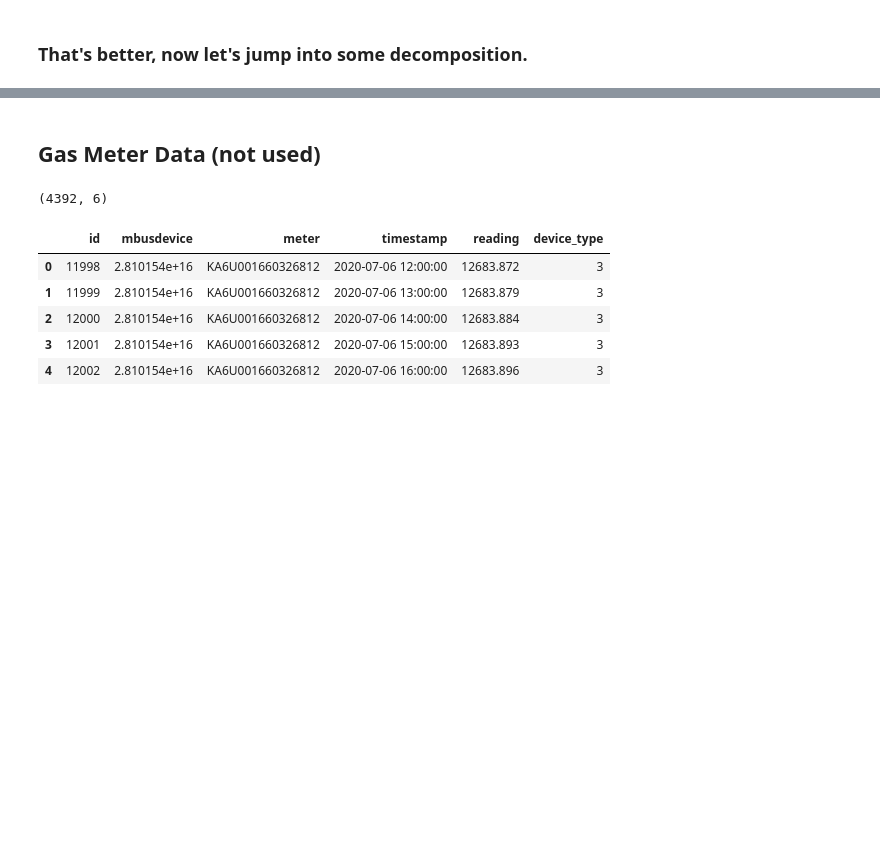
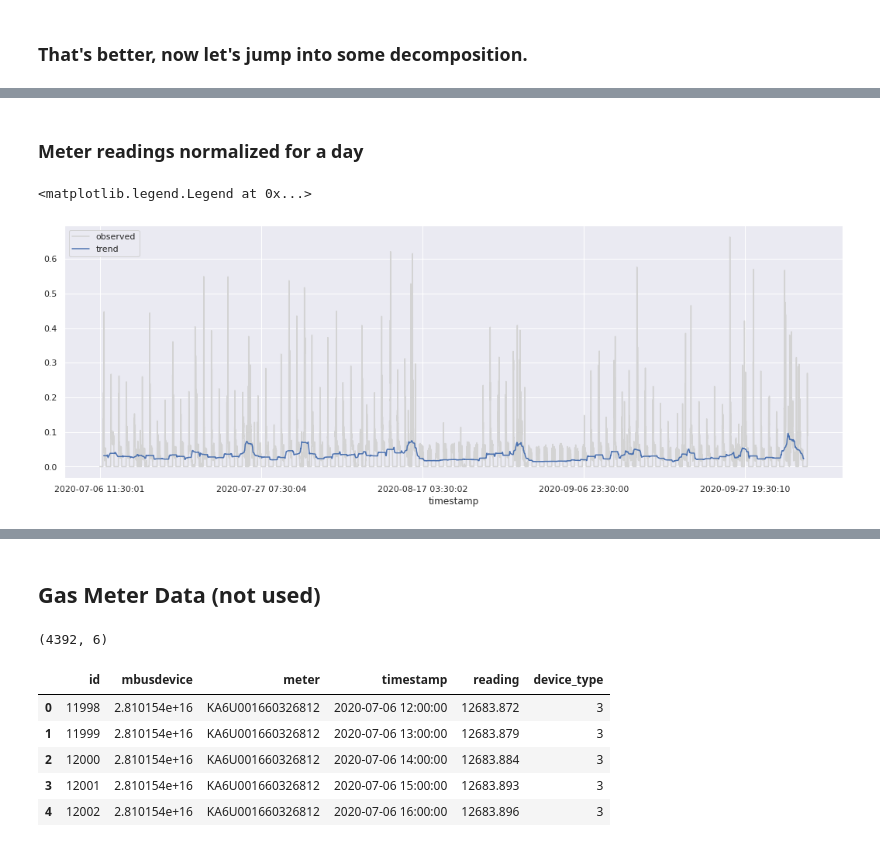
Before and after one commit to govi218/energenies, a Jupyter notebook: notebooks/signal-processing.ipynb, the cells around one changed output, grey strips where cells are left out. Drawn from its saved outputs; the diff is of its cells as text; code cells hidden in the pictures; blank space fills up the shorter version.

```diff
--- a/notebooks/signal-processing.ipynb
+++ b/notebooks/signal-processing.ipynb
@@ -145,0 +154,28 @@ df1[num_cols].plot()
+# %%
+df1 = df1.reset_index()
+# %%
+from statsmodels.tsa.seasonal import seasonal_decompose
+
+decompfreq = 96
+model = 'additive'
+
+decomposition = seasonal_decompose(
+    df1.set_index("timestamp").elec_rcvd_1_ts.interpolate("linear"),
+    period=decompfreq,
+    model=model)
+# %%
+trend = decomposition.trend
+seasonal = decomposition.seasonal
+residual = decomposition.resid
+# %% [markdown]
+### Meter readings normalized for a day
+# %%
+fig, ax = plt.subplots(figsize=(18,6))
+df1.plot(x="timestamp", y="elec_rcvd_1_ts", ax=ax, label="observed", c='lightgrey')
+trend.plot(ax=ax, label="trend")
+plt.legend(loc='upper left')
+
+# plt.savefig('images/intro-trend.png');
+# %% [output]
+<matplotlib.legend.Legend at 0x...>
+[figure, added]
```
Also changed, not shown: parts of 20 cells of this notebook, 1 other file.
